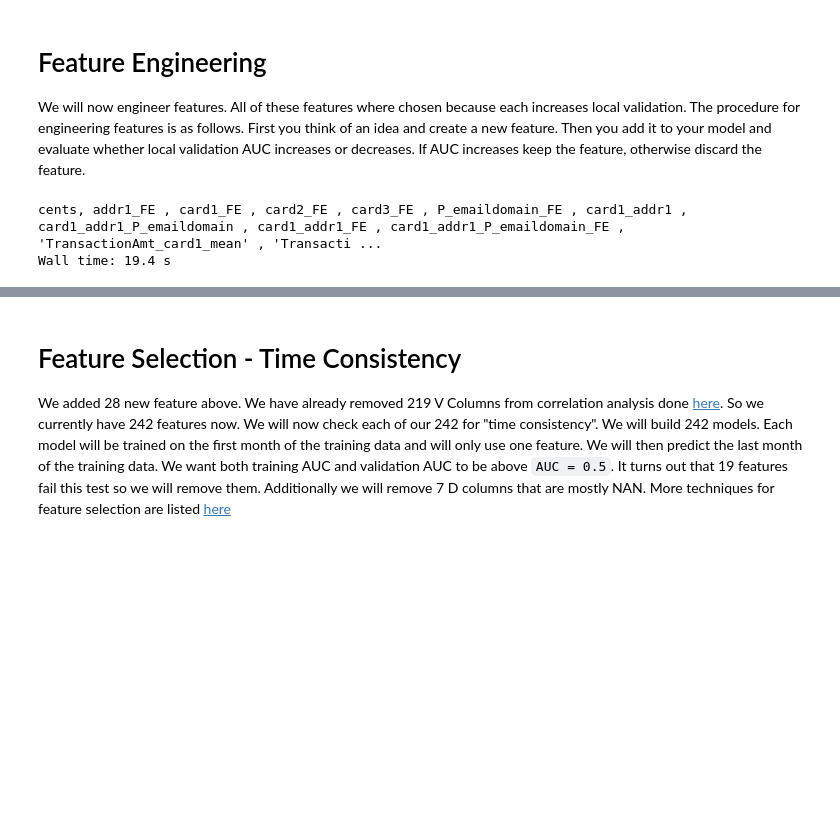
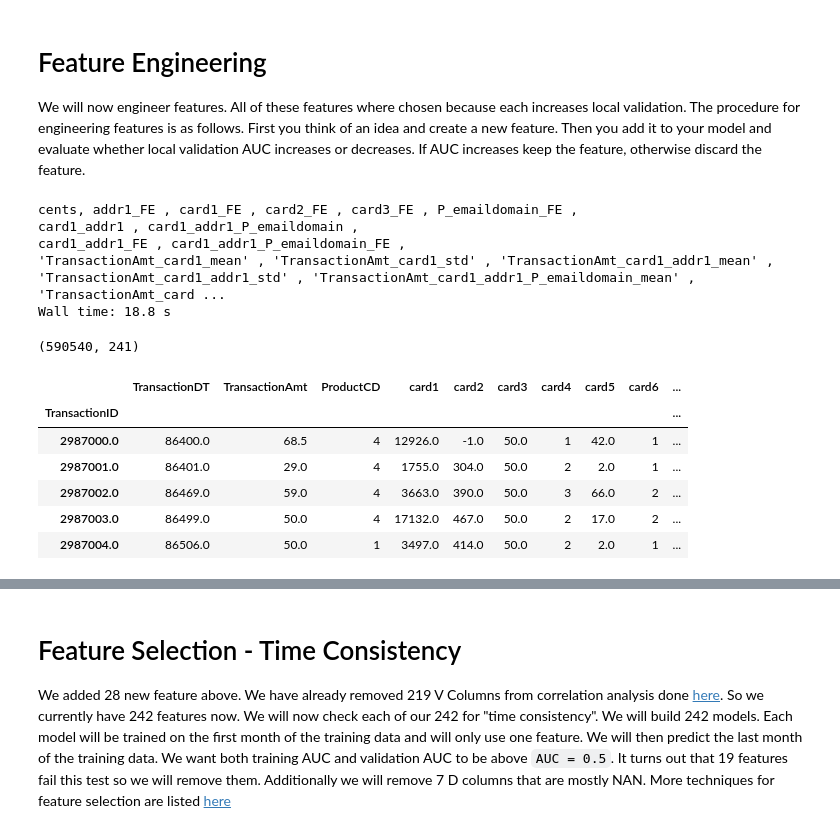
Before and after one commit to RockYuan/DeepLearning, a Jupyter notebook: xgb-fraud-with-magic-0-9600.ipynb, the cells around one changed output, grey strips where cells are left out. Cells and saved outputs as stored; diff of their text form; code cells hidden in the pictures; blank space fills up the shorter version.

```diff
--- a/xgb-fraud-with-magic-0-9600.ipynb
+++ b/xgb-fraud-with-magic-0-9600.ipynb
@@ -36,6 +36,8 @@ from sklearn.model_selection import GroupKFold
 from sklearn.metrics import roc_auc_score
 import matplotlib.pyplot as plt
 import seaborn as sns
+
+pd.set_option('display.max_columns', 500)
 
 # COLUMNS WITH STRINGS
 str_type = ['ProductCD', 'card4', 'card6', 'P_emaildomain', 'R_emaildomain','M1', 'M2', 'M3', 'M4','M5',
@@ -280,13 +285,37 @@ X_test['cents'] = (X_test['TransactionAmt'] - np.floor(X_test['TransactionAmt'])
 print('cents, ', end='')
 # FREQUENCY ENCODE: ADDR1, CARD1, CARD2, CARD3, P_EMAILDOMAIN
 encode_FE(X_train,X_test,['addr1','card1','card2','card3','P_emaildomain'])
+
+print()
+
 # COMBINE COLUMNS CARD1+ADDR1, CARD1+ADDR1+P_EMAILDOMAIN
 encode_CB('card1','addr1')
 encode_CB('card1_addr1','P_emaildomain')
+
+print()
+
 # FREQUENCY ENOCDE
 encode_FE(X_train,X_test,['card1_addr1','card1_addr1_P_emaildomain'])
+
+print()
+
 # GROUP AGGREGATE
 encode_AG(['TransactionAmt','D9','D11'],['card1','card1_addr1','card1_addr1_P_emaildomain'],['mean','std'],usena=True)
 # %% [output]
-cents, addr1_FE , card1_FE , card2_FE , card3_FE , P_emaildomain_FE , card1_addr1 , card1_addr1_P_emaildomain , card1_addr1_FE , card1_addr1_P_emaildomain_FE , 'TransactionAmt_card1_mean' , 'Transacti ...
-Wall time: 19.4 s
+cents, addr1_FE , card1_FE , card2_FE , card3_FE , P_emaildomain_FE ,
+card1_addr1 , card1_addr1_P_emaildomain ,
+card1_addr1_FE , card1_addr1_P_emaildomain_FE ,
+'TransactionAmt_card1_mean' , 'TransactionAmt_card1_std' , 'TransactionAmt_card1_addr1_mean' , 'TransactionAmt_card1_addr1_std' , 'TransactionAmt_card1_addr1_P_emaildomain_mean' , 'TransactionAmt_card ...
+Wall time: 18.8 s
+# %%
+print(X_train.shape)
+X_train.head()
+# %% [output]
+(590540, 241)
+|  | TransactionDT | TransactionAmt | ProductCD | card1 | card2 | card3 | card4 | card5 | card6 | ... |
+| TransactionID |  |  |  |  |  |  |  |  |  | ... |
+| 2987000.0 | 86400.0 | 68.5 | 4 | 12926.0 | -1.0 | 50.0 | 1 | 42.0 | 1 | ... |
+| 2987001.0 | 86401.0 | 29.0 | 4 | 1755.0 | 304.0 | 50.0 | 2 | 2.0 | 1 | ... |
+| 2987002.0 | 86469.0 | 59.0 | 4 | 3663.0 | 390.0 | 50.0 | 3 | 66.0 | 2 | ... |
+| 2987003.0 | 86499.0 | 50.0 | 4 | 17132.0 | 467.0 | 50.0 | 2 | 17.0 | 2 | ... |
+| 2987004.0 | 86506.0 | 50.0 | 1 | 3497.0 | 414.0 | 50.0 | 2 | 2.0 | 1 | ... |
```
Also changed, not shown: parts of 6 cells of this notebook.
